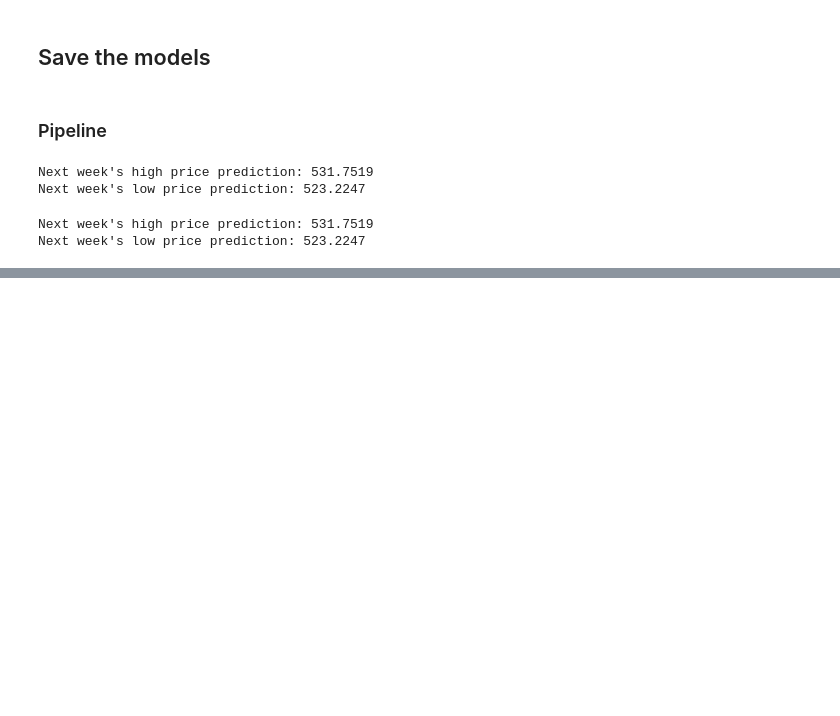
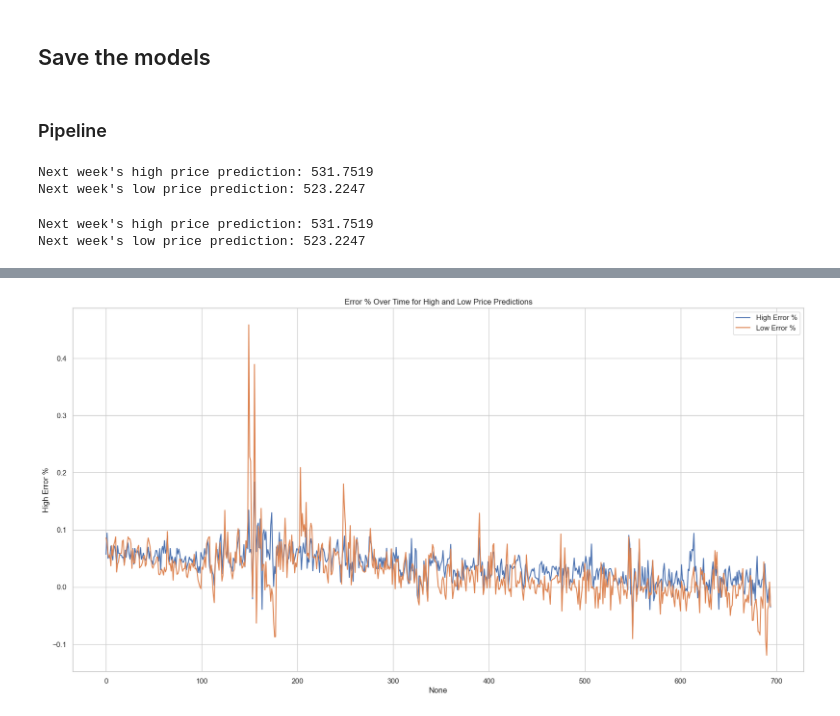
Before and after one commit to punitarani/axiom, a Jupyter notebook: notebooks/resistance-model.ipynb, the cells around one changed output, grey strips where cells are left out. Cells and saved outputs as stored; diff of their text form; code cells hidden in the pictures; blank space fills up the shorter version.

```diff
--- a/notebooks/resistance-model.ipynb
+++ b/notebooks/resistance-model.ipynb
@@ -328,0 +390,12 @@ Next week's low price prediction: 523.2247
+# %%
+# Plot the errors over time
+plt.figure(figsize=(20, 10))
+
+sns.lineplot(data=error_df, x=error_df.index, y="High Error %", label="High Error %")
+sns.lineplot(data=error_df, x=error_df.index, y="Low Error %", label="Low Error %")
+
+plt.title("Error % Over Time for High and Low Price Predictions")
+plt.legend()
+plt.show()
+# %% [output]
+[figure, added]
```
Also changed, not shown: parts of 7 cells of this notebook.
